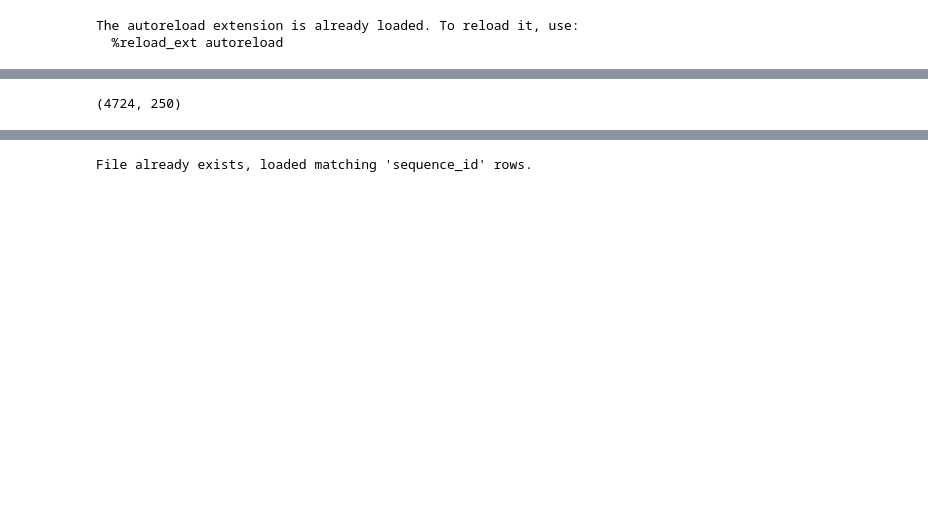
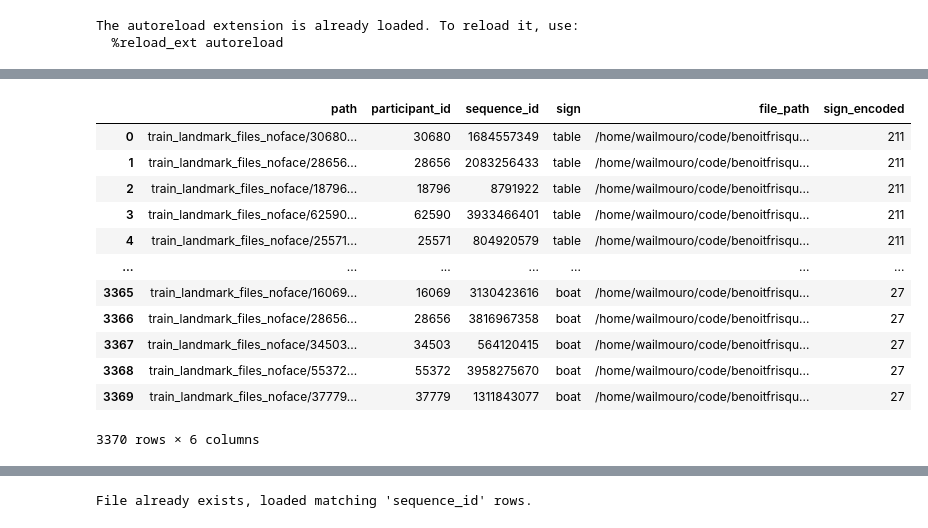
Before and after one commit to benoitfrisque/signlens, a Jupyter notebook: notebooks/Wail/notebook_model_testing.ipynb, the cells around one changed output, grey strips where cells are left out. Cells and saved outputs as stored; diff of their text form; code cells hidden in the pictures; blank space fills up the shorter version.

```diff
--- a/notebooks/Wail/notebook_model_testing.ipynb
+++ b/notebooks/Wail/notebook_model_testing.ipynb
@@ -27,0 +12,2 @@ train
+# %%
+test_train=load_data_subset_csv(frac=0.08,balanced=True,num_signs=10)
@@ -28 +17,17 @@ train
+# %%
+test_train
+# %% [output]
+|  | path | participant_id | sequence_id | sign | file_path | sign_encoded |
+| 0 | train_landmark_files_noface/30680... | 30680 | 1684557349 | table | /home/wailmouro/code/benoitfrisqu... | 211 |
+| 1 | train_landmark_files_noface/28656... | 28656 | 2083256433 | table | /home/wailmouro/code/benoitfrisqu... | 211 |
+| 2 | train_landmark_files_noface/18796... | 18796 | 8791922 | table | /home/wailmouro/code/benoitfrisqu... | 211 |
+| 3 | train_landmark_files_noface/62590... | 62590 | 3933466401 | table | /home/wailmouro/code/benoitfrisqu... | 211 |
+| 4 | train_landmark_files_noface/25571... | 25571 | 804920579 | table | /home/wailmouro/code/benoitfrisqu... | 211 |
+| ... | ... | ... | ... | ... | ... | ... |
+| 3365 | train_landmark_files_noface/16069... | 16069 | 3130423616 | boat | /home/wailmouro/code/benoitfrisqu... | 27 |
+| 3366 | train_landmark_files_noface/28656... | 28656 | 3816967358 | boat | /home/wailmouro/code/benoitfrisqu... | 27 |
+| 3367 | train_landmark_files_noface/34503... | 34503 | 564120415 | boat | /home/wailmouro/code/benoitfrisqu... | 27 |
+| 3368 | train_landmark_files_noface/55372... | 55372 | 3958275670 | boat | /home/wailmouro/code/benoitfrisqu... | 27 |
+| 3369 | train_landmark_files_noface/37779... | 37779 | 1311843077 | boat | /home/wailmouro/code/benoitfrisqu... | 27 |
+3370 rows × 6 columns
 # %%
@@ -30,4 +34,0 @@ y=label_dictionnary(train)
-# %%
-y.shape
-# %% [output]
-(4724, 250)
```
Also changed, not shown: parts of 20 cells of this notebook, 4 other files.
